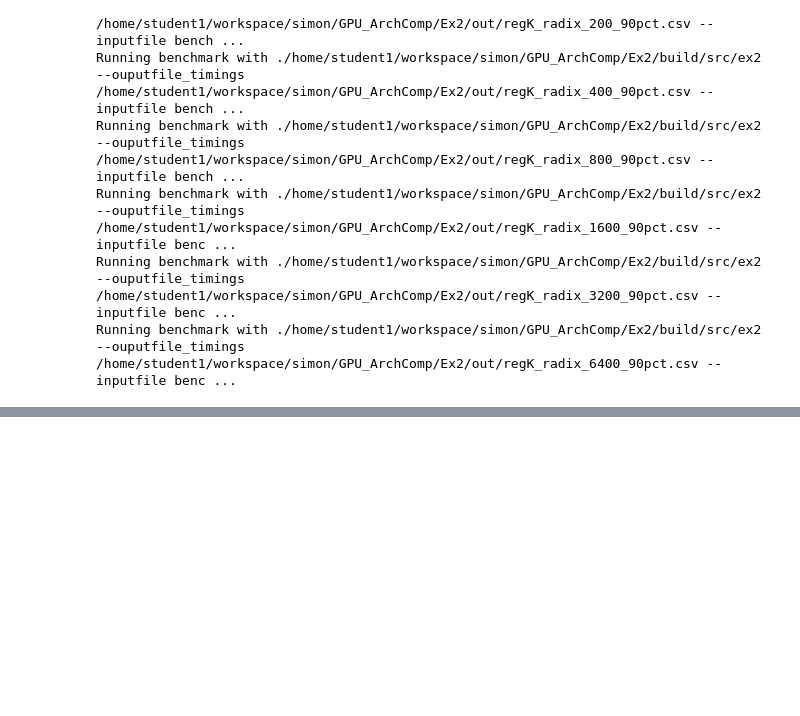
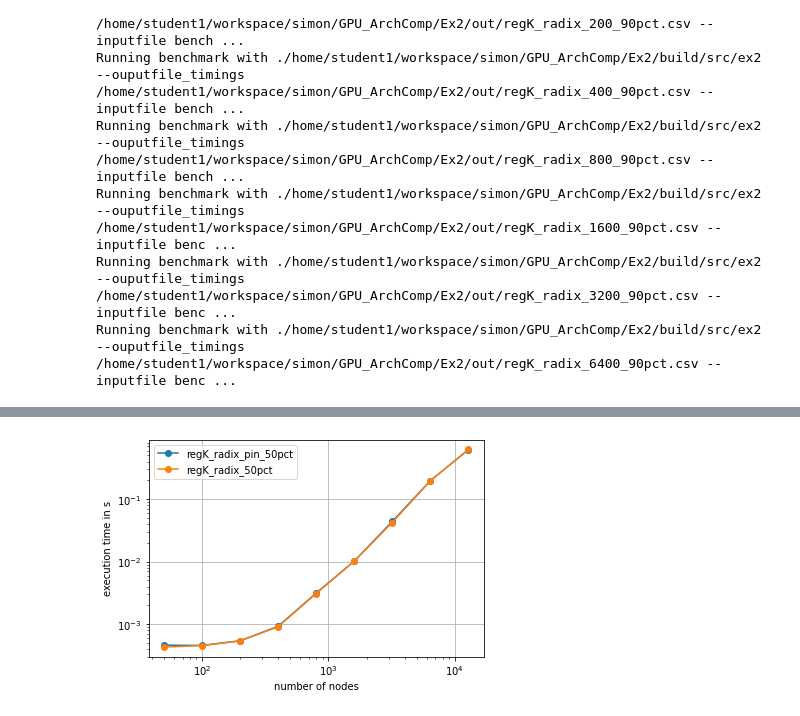
Before and after one commit to hitimr/GPU_ArchComp, a Jupyter notebook: Ex2/scripts/kruskal_benchmark.ipynb, the cells around one changed output, grey strips where cells are left out. Saved outputs shown, nothing was run; the diff lists cells and outputs as text; code cells hidden in the pictures; blank space fills up the shorter version.

```diff
--- a/Ex2/scripts/kruskal_benchmark.ipynb
+++ b/Ex2/scripts/kruskal_benchmark.ipynb
@@ -538 +560,6 @@ plt.savefig(common.OUT_DIR / "compare_stream_d50.pdf", dpi=200, format='pdf')
+# %%
+plot_lines(regK_radix_pin_runs_d50 + regK_radix_runs_d50)
+plt.savefig(common.OUT_DIR / "compare_pinned_d50.pdf", dpi=200, format='pdf')
+# %% [output]
+[figure, added]
 # %%
```
Also changed, not shown: parts of 21 cells of this notebook.
